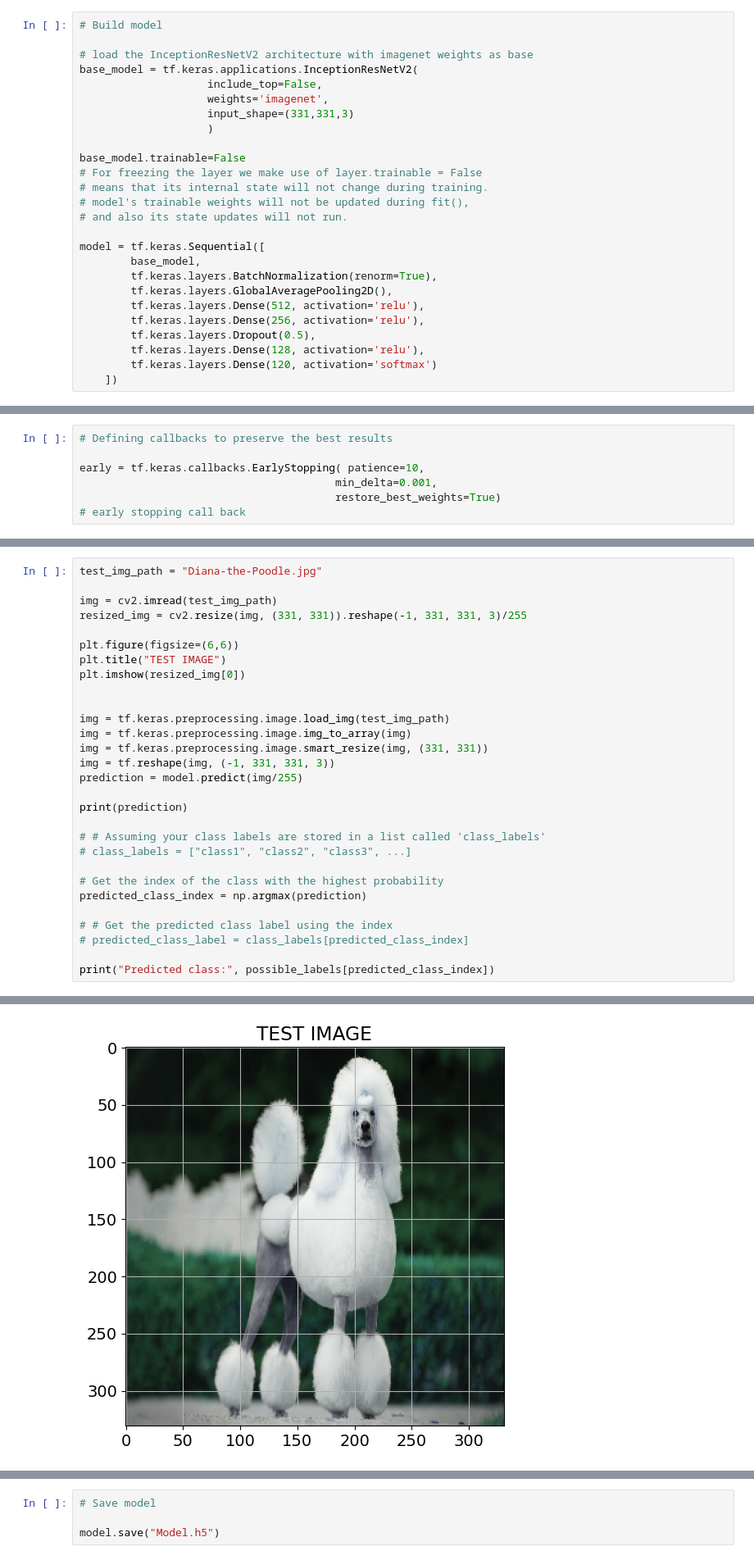
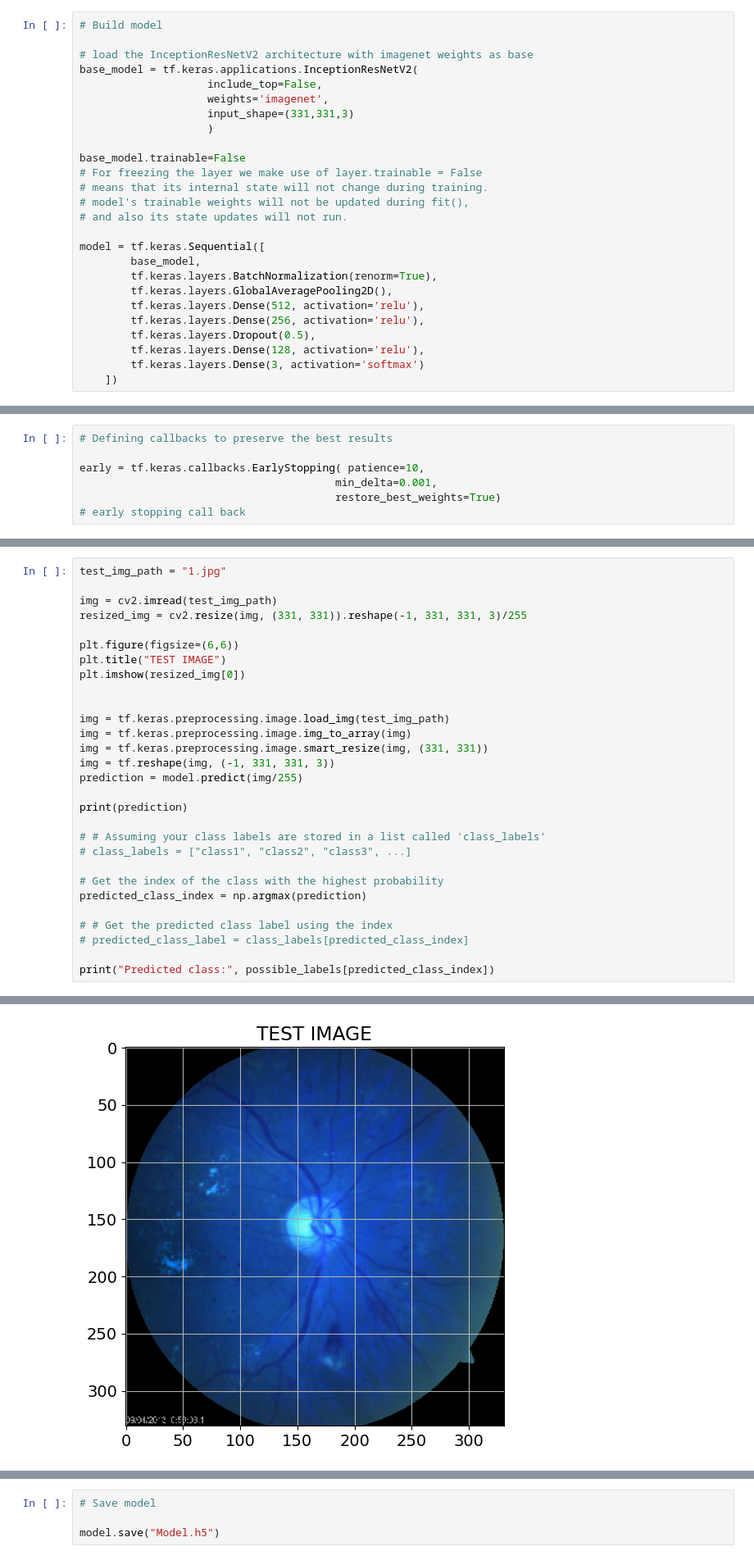
Before and after one commit to yiyangjessieyu/Deep-Learning-Image-Classifier, a Jupyter notebook: image_classifier_multi.ipynb, the cells around one changed output, grey strips where cells are left out. Shown at 82% size. Cells and saved outputs as stored; diff of their text form.

```diff
--- a/image_classifier_multi.ipynb
+++ b/image_classifier_multi.ipynb
@@ -173,5 +187,5 @@ model = tf.keras.Sequential([
 		tf.keras.layers.Dense(256, activation='relu'),
 		tf.keras.layers.Dropout(0.5),
 		tf.keras.layers.Dense(128, activation='relu'),
-		tf.keras.layers.Dense(120, activation='softmax')
+		tf.keras.layers.Dense(3, activation='softmax')
 	])
@@ -336,5 +338,5 @@ print(possible_labels)
 # %%
-test_img_path = "Diana-the-Poodle.jpg"
+test_img_path = "1.jpg"
 
 img = cv2.imread(test_img_path)
 resized_img = cv2.resize(img, (331, 331)).reshape(-1, 331, 331, 3)/255
@@ -383 +371 @@ print("Predicted class:", possible_labels[predicted_class_index])
-[figure, old version]
+[figure, new version]
```
Also changed, not shown: parts of 10 cells of this notebook.
